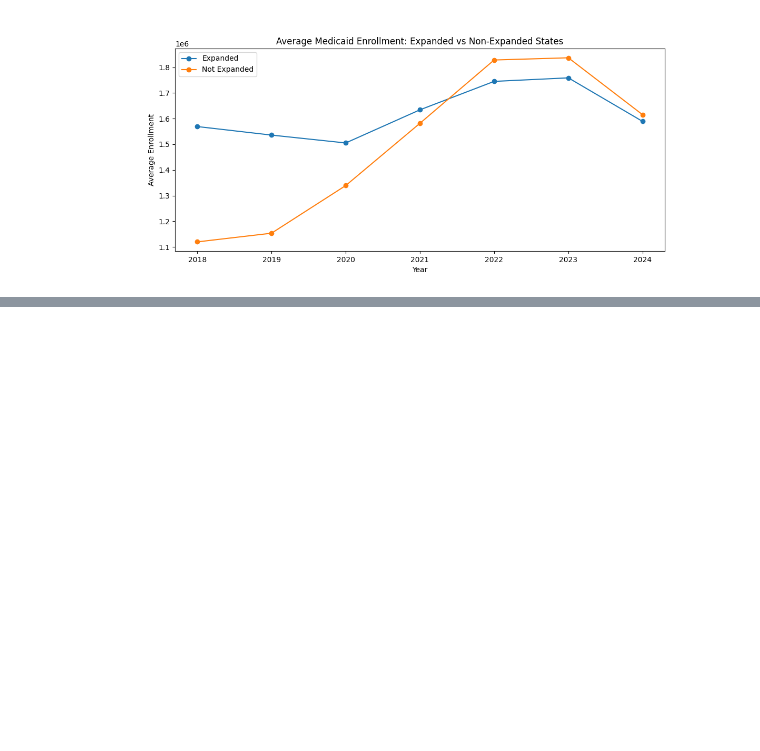
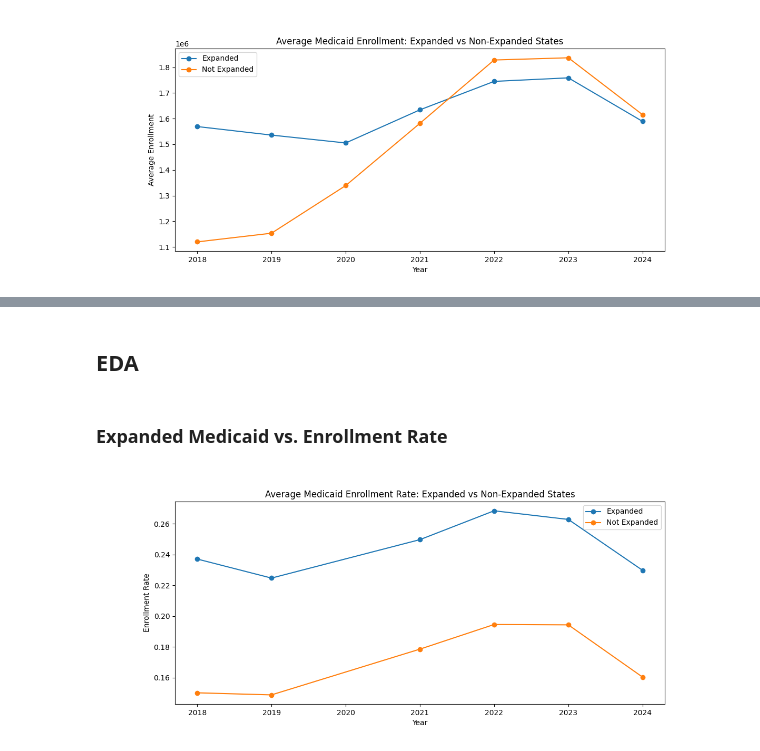
Before and after one commit to berylhu43/Medicaid_AWS, a Jupyter notebook: final.ipynb, the cells around one changed output, grey strips where cells are left out. Drawn from its saved outputs; the diff is of its cells as text; code cells hidden in the pictures; blank space fills up the shorter version.

Commit message:
adding eda on poverty vs enrollment, insured vs enrollment on state and county level

```diff
--- a/final.ipynb
+++ b/final.ipynb
@@ -174 +169,6 @@ census_state = census_df.groupBy("state", "year").agg(
+# %%
+# state population
+state_pop = census_df.groupBy("state", "year").agg(
+    F.sum("total_pop").alias("state_total_pop")
+)
 # %%
@@ -218 +224,13 @@ census_state.show(5)
 only showing top 5 rows
+# %%
+# join census and cms data on county level
+joined_df = census_county.join(
+    cms_annual,
+    on=["state_abbreviation", "year"],
+    how="left"
+).withColumn(
+    "enrollment_rate",
+    F.col("avg_medicaid_enrollment") / F.col("state_total_pop")
+)
+
+print("Joined rows:", joined_df.count())
@@ -218,0 +302,30 @@ only showing top 5 rows
+# %%
+# 2020 miss census data, filter out
+joined_clean = joined_df.filter(
+    F.col("enrollment_rate").isNotNull() &
+    F.col("poverty_rate").isNotNull()
+)
+# %% [markdown]
+## EDA
+# %% [markdown]
+### Expanded Medicaid vs. Enrollment Rate
+# %%
+yearly = joined_clean.groupBy("year", "state_expanded_medicaid") \
+    .agg(F.mean("enrollment_rate").alias("avg_enrollment_rate")) \
+    .orderBy("year") \
+    .toPandas()
+# %%
+expanded = yearly[yearly['state_expanded_medicaid'] == 'Y']
+not_expanded = yearly[yearly['state_expanded_medicaid'] == 'N']
+
+plt.close()
+plt.figure(figsize=(12, 5))
+plt.plot(expanded['year'], expanded['avg_enrollment_rate'], marker='o', label='Expanded')
+plt.plot(not_expanded['year'], not_expanded['avg_enrollment_rate'], marker='o', label='Not Expanded')
+plt.title('Average Medicaid Enrollment Rate: Expanded vs Non-Expanded States')
+plt.xlabel('Year')
+plt.ylabel('Enrollment Rate')
+plt.legend()
+%matplot plt
+# %% [output]
+[figure, added]
```
Also changed, not shown: parts of 55 cells of this notebook, 2 other files.
